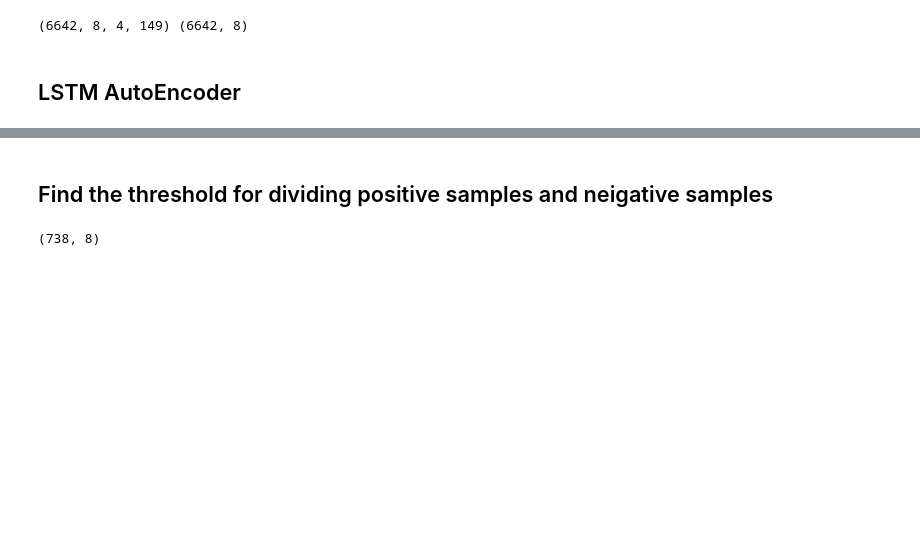
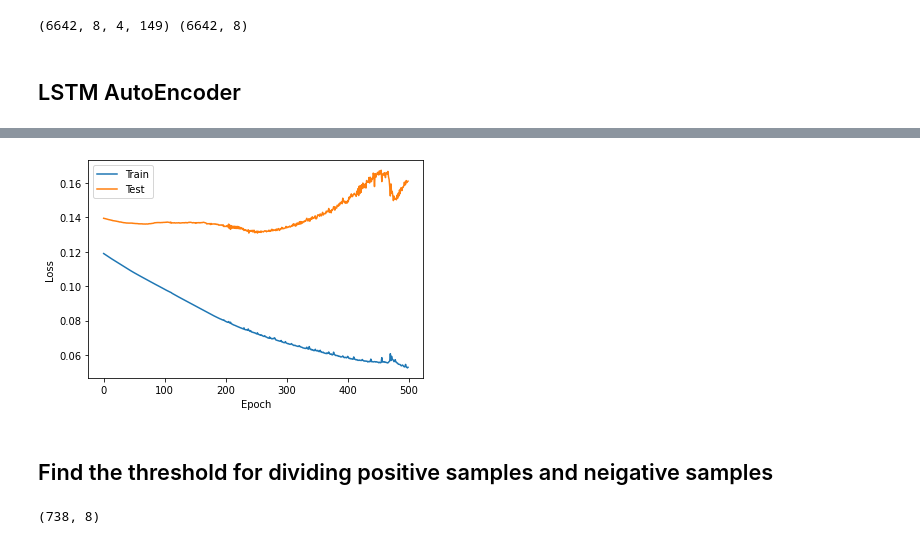
Before and after one commit to yunliu0/COMP90024, a Jupyter notebook: LSTM_Anomaly_Detection.ipynb, the cells around one changed output, grey strips where cells are left out. Saved outputs shown, nothing was run; the diff lists cells and outputs as text; code cells hidden in the pictures; blank space fills up the shorter version.

```diff
--- a/LSTM_Anomaly_Detection.ipynb
+++ b/LSTM_Anomaly_Detection.ipynb
@@ -270,3 +233,13 @@ Epoch 10/10
+# %%
+import matplotlib.pyplot as plt
+plt.plot(history.epoch, history.history['loss'], label='Train')
+plt.plot(history.epoch, history.history['val_loss'], label='Test')
+plt.ylabel('Loss')
+plt.xlabel('Epoch')
+plt.legend()
+plt.show()
+# %% [output]
+[figure, added]
 # %% [markdown]
 ## Find the threshold for dividing positive samples and neigative samples
 # %%
```
Also changed, not shown: parts of 29 cells of this notebook, 1 other file.
